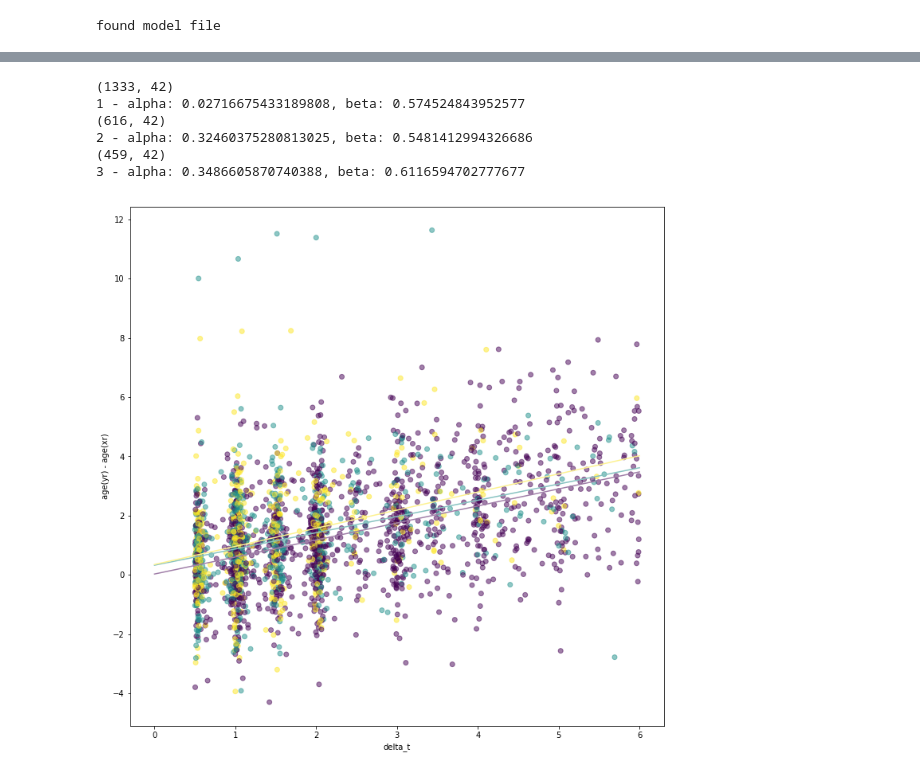
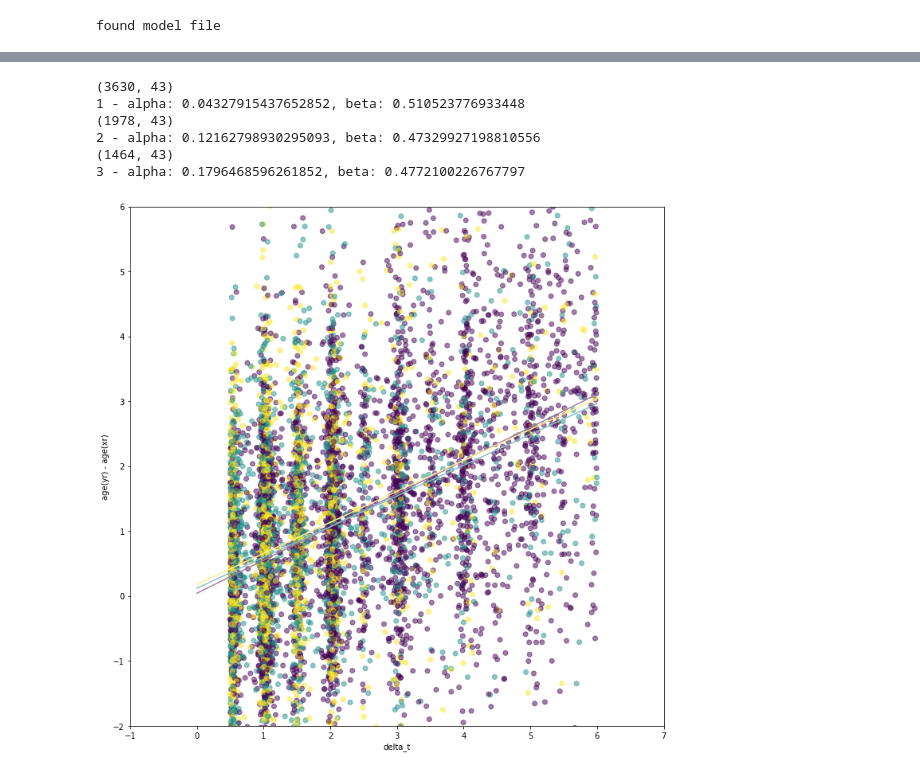
Before and after one commit to Untribium/agemorph, a Jupyter notebook: models/red_gan/src/age_prediction.ipynb, the cells around one changed output, grey strips where cells are left out. Cells and saved outputs as stored; diff of their text form; code cells hidden in the pictures.

```diff
--- a/models/red_gan/src/age_prediction.ipynb
+++ b/models/red_gan/src/age_prediction.ipynb
@@ -40,6 +48,6 @@ found 2 runs
 # %%
 # set run dir
-run_dir = run_dirs[1]
+run_dir = run_dirs[3]
 
 pre_dirs = glob.glob(os.path.join(glob.escape(run_dir), '*', '*'))
 pre_dirs = sorted(pre_dirs)
@@ -57,6 +65,6 @@ found 3 pre_dirs
 # %%
 # generator config, run_dir, etc...
-pre_dir = pre_dirs[0]
+pre_dir = pre_dirs[1]
 
 csv_path = os.path.join(pre_dir, 'meta.csv')
 csv = pd.read_csv(csv_path)
@@ -159,5 +166,5 @@ for i, reg_csv in enumerate(reg_csvs):
 # %%
-csv_path = reg_csvs[1]
+csv_path = reg_csvs[0]
 csv = pd.read_csv(csv_path)
 print(csv.shape)
 # %% [output]
@@ -195,37 +202,40 @@ def linear_reg(x, y):
 # %%
 x = csv.delta_t / 365
 y = csv.age_yr - csv.age_xr
 c = csv.pat_dx_1
 
 plt.figure(figsize=(12, 12))
 plt.scatter(x, y, c=c, alpha=0.5)
 plt.xlabel('delta_t')
 plt.ylabel('age(yr) - age(xr)')
 
 color_dx = ['#A07EA8', '#87C3C1', '#FDF291']
 x_lr = np.linspace(0, 6, 2)
 
 for dx in range(1, 4):
     csv_dx = csv[csv.pat_dx_1 == dx]
     print(csv_dx.shape)
     x = csv_dx.delta_t / 365
     y = csv_dx.age_yr - csv_dx.age_xr
 
     alpha, beta = linear_reg(x, y)
 
     print('{} - alpha: {}, beta: {}'.format(dx, alpha, beta))
 
     plt.plot(x_lr, alpha + beta * x_lr, color_dx[dx-1])
 
+plt.xlim(-1, 7)
+plt.ylim(-2, 6)
+
 plt.show()
 # %% [output]
-(1333, 42)
-1 - alpha: 0.02716675433189808, beta: 0.574524843952577
-(616, 42)
-2 - alpha: 0.32460375280813025, beta: 0.5481412994326686
-(459, 42)
-3 - alpha: 0.3486605870740388, beta: 0.6116594702777677
+(3630, 43)
+1 - alpha: 0.04327915437652852, beta: 0.510523776933448
+(1978, 43)
+2 - alpha: 0.12162798930295093, beta: 0.47329927198810556
+(1464, 43)
+3 - alpha: 0.1796468596261852, beta: 0.4772100226767797
-[figure, old version]
+[figure, new version]
 # %%
 x = csv.delta_t / 365
 y = csv.age_yf - csv.age_xr
```
Also changed, not shown: parts of 12 cells of this notebook, 7 other files.
